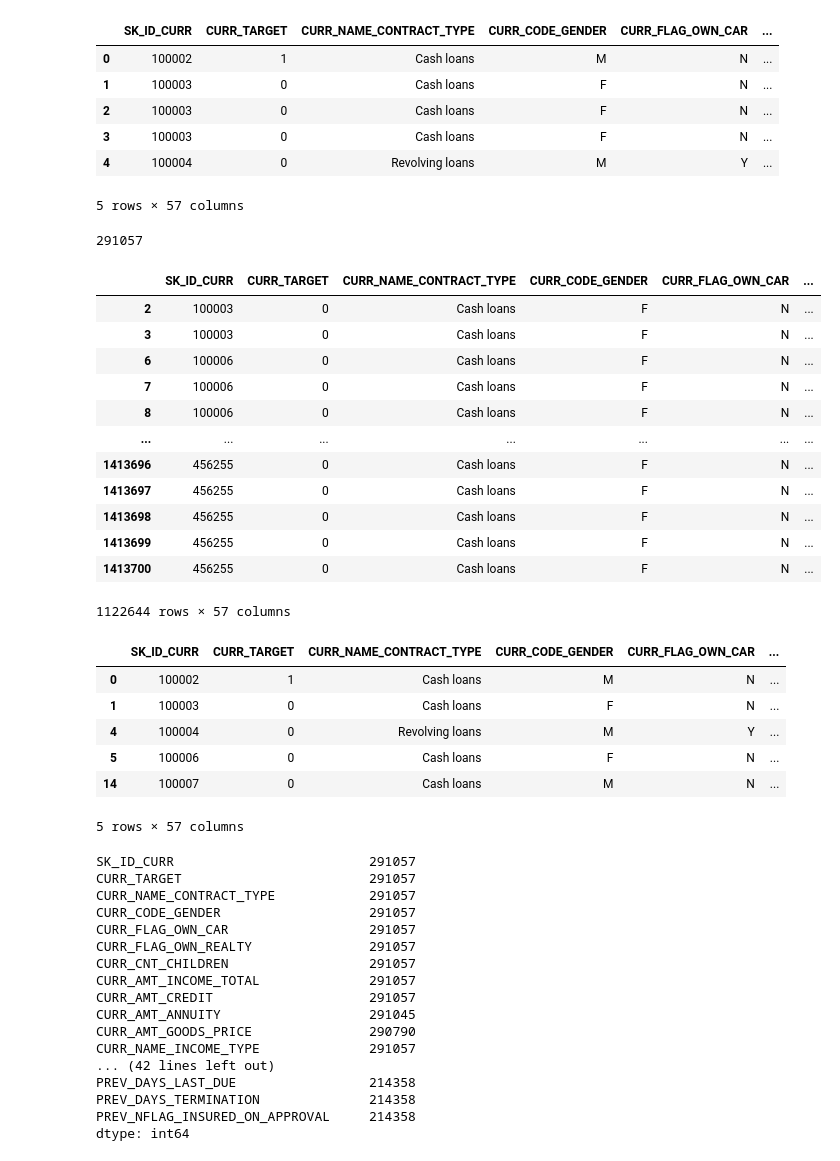
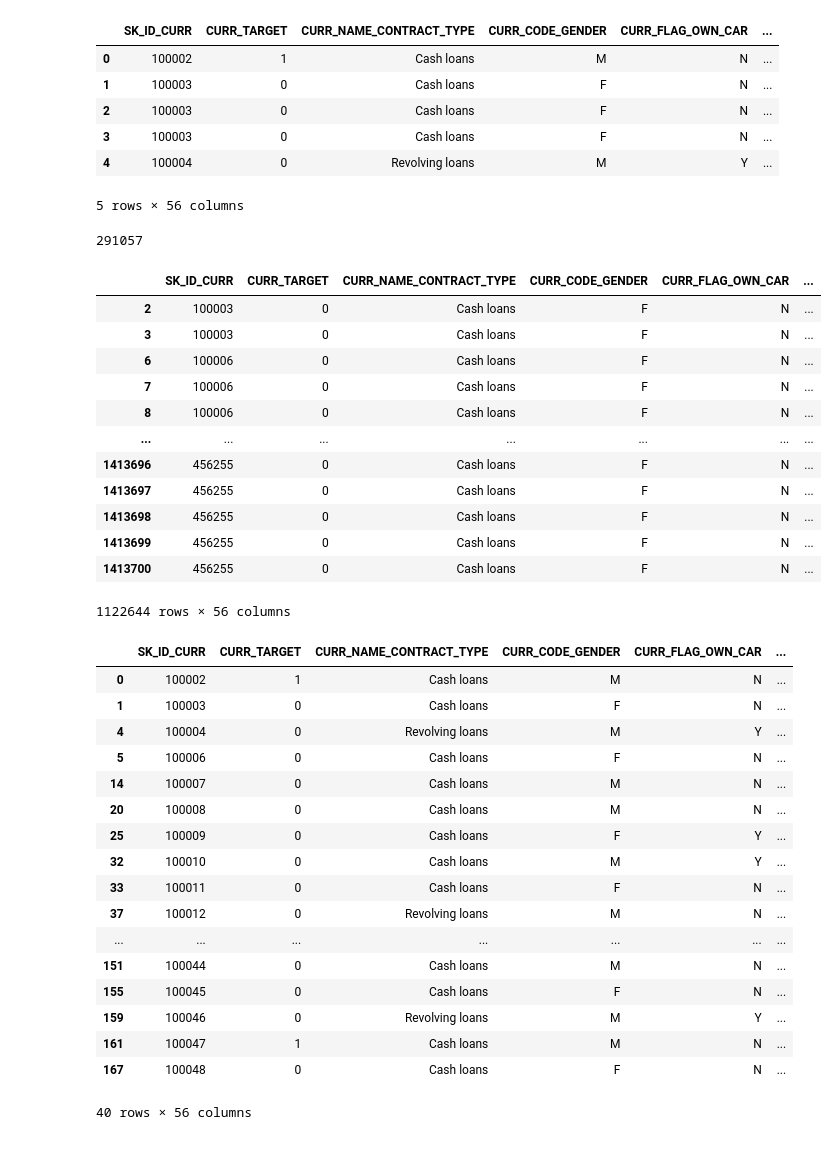
Before and after one commit to Shanaida/datascience_project1, a Jupyter notebook: project_one.ipynb, the cells around one changed output. Cells and saved outputs as stored; diff of their text form; code cells hidden in the pictures.

```diff
--- a/project_one.ipynb
+++ b/project_one.ipynb
@@ -7,5 +11,6 @@ import json
 # Read application_data csv file
 # Create application DataFrame
 
-app_data = "application_data.csv"
+app_data = "application_data1.csv"
 application = pd.read_csv(app_data)
+application.head()
@@ -13,5 +26,6 @@ application = pd.read_csv(app_data)
 # Read previous_application csv file
 # Create previous DataFrame
 
-previous_app_data = "previous_application.csv"
+previous_app_data = "previous_application1.csv"
 previous_app = pd.read_csv(previous_app_data)
+previous_app.head()
@@ -93,7 +115,6 @@ prevdata = previous_app[["SK_ID_PREV",
                         "AMT_GOODS_PRICE",
                         "WEEKDAY_APPR_PROCESS_START",
                         "NFLAG_LAST_APPL_IN_DAY",
-                        "RATE_INTEREST_PRIMARY",
                         "NAME_CASH_LOAN_PURPOSE",
                         "NAME_CONTRACT_STATUS",
                         "DAYS_DECISION",
@@ -125,7 +146,6 @@ clean_prevdata = prevdata.rename(columns={"SK_ID_PREV": "PREV_SK_ID_PREV",
                                     "AMT_GOODS_PRICE": "PREV_AMT_GOODS_PRICE",
                                     "WEEKDAY_APPR_PROCESS_START": "PREV_WEEKDAY_APPR_PROCESS_START",
                                     "NFLAG_LAST_APPL_IN_DAY": "PREV_NFLAG_LAST_APPL_IN_DAY",
-                                    "RATE_INTEREST_PRIMARY": "PREV_RATE_INTEREST_PRIMARY",
                                     "NAME_CASH_LOAN_PURPOSE": "PREV_NAME_CASH_LOAN_PURPOSE",
                                     "NAME_CONTRACT_STATUS": "PREV_NAME_CONTRACT_STATUS",
                                     "DAYS_DECISION": "PREV_DAYS_DECISION",
@@ -157,7 +177,7 @@ loan_data.head()
 | 2 | 100003 | 0 | Cash loans | F | N | ... |
 | 3 | 100003 | 0 | Cash loans | F | N | ... |
 | 4 | 100004 | 0 | Revolving loans | M | Y | ... |
-5 rows × 57 columns
+5 rows × 56 columns
 # %%
 # Check Unique SK_ID_CURR
 
@@ -181,43 +201,32 @@ loan_data.loc[loan_data[['SK_ID_CURR']].duplicated(keep='first'), :]
 | 1413698 | 456255 | 0 | Cash loans | F | N | ... |
 | 1413699 | 456255 | 0 | Cash loans | F | N | ... |
 | 1413700 | 456255 | 0 | Cash loans | F | N | ... |
-1122644 rows × 57 columns
+1122644 rows × 56 columns
 # %%
 # Create a clean DataFrame by dropping the duplicates on series SK_ID_CURR. Use .drop_duplicates()
 
 clean_loan_data = loan_data.drop_duplicates(subset=['SK_ID_CURR'])
 # %%
-clean_loan_data.head()
+clean_loan_data.head(40)
 # %% [output]
 |  | SK_ID_CURR | CURR_TARGET | CURR_NAME_CONTRACT_TYPE | CURR_CODE_GENDER | CURR_FLAG_OWN_CAR | ... |
 | 0 | 100002 | 1 | Cash loans | M | N | ... |
 | 1 | 100003 | 0 | Cash loans | F | N | ... |
 | 4 | 100004 | 0 | Revolving loans | M | Y | ... |
 | 5 | 100006 | 0 | Cash loans | F | N | ... |
 | 14 | 100007 | 0 | Cash loans | M | N | ... |
+| 20 | 100008 | 0 | Cash loans | M | N | ... |
+| 25 | 100009 | 0 | Cash loans | F | Y | ... |
+| 32 | 100010 | 0 | Cash loans | M | Y | ... |
+| 33 | 100011 | 0 | Cash loans | F | N | ... |
+| 37 | 100012 | 0 | Revolving loans | M | N | ... |
+| ... | ... | ... | ... | ... | ... | ... |
+| 151 | 100044 | 0 | Cash loans | M | N | ... |
+| 155 | 100045 | 0 | Cash loans | F | N | ... |
+| 159 | 100046 | 0 | Revolving loans | M | Y | ... |
+| 161 | 100047 | 1 | Cash loans | M | N | ... |
+| 167 | 100048 | 0 | Cash loans | F | N | ... |
-5 rows × 57 columns
+40 rows × 56 columns
-# %%
-# View Column counts
-# From this Column count - the series PREV_RATE_INTEREST_PRIMARY needs review. This column only has 1630 cells of data.
-clean_loan_data.count()
-# %% [output]
-SK_ID_CURR                         291057
-CURR_TARGET                        291057
-CURR_NAME_CONTRACT_TYPE            291057
-CURR_CODE_GENDER                   291057
-CURR_FLAG_OWN_CAR                  291057
-CURR_FLAG_OWN_REALTY               291057
-CURR_CNT_CHILDREN                  291057
-CURR_AMT_INCOME_TOTAL              291057
-CURR_AMT_CREDIT                    291057
-CURR_AMT_ANNUITY                   291045
-CURR_AMT_GOODS_PRICE               290790
-CURR_NAME_INCOME_TYPE              291057
-... (42 lines left out)
-PREV_DAYS_LAST_DUE                 214358
-PREV_DAYS_TERMINATION              214358
-PREV_NFLAG_INSURED_ON_APPROVAL     214358
-dtype: int64
 # %%
 # Calculate loan applicant age based on CURR_DAYS_BIRTH series
 # Add column for AGE
```
Also changed, not shown: parts of 15 cells of this notebook.
